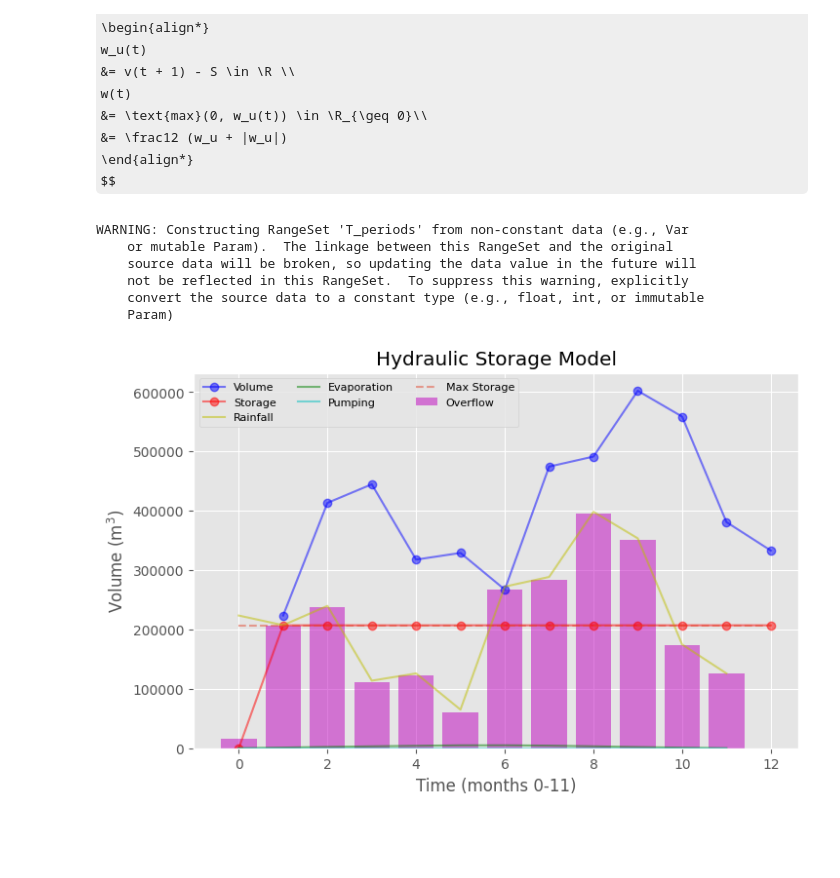
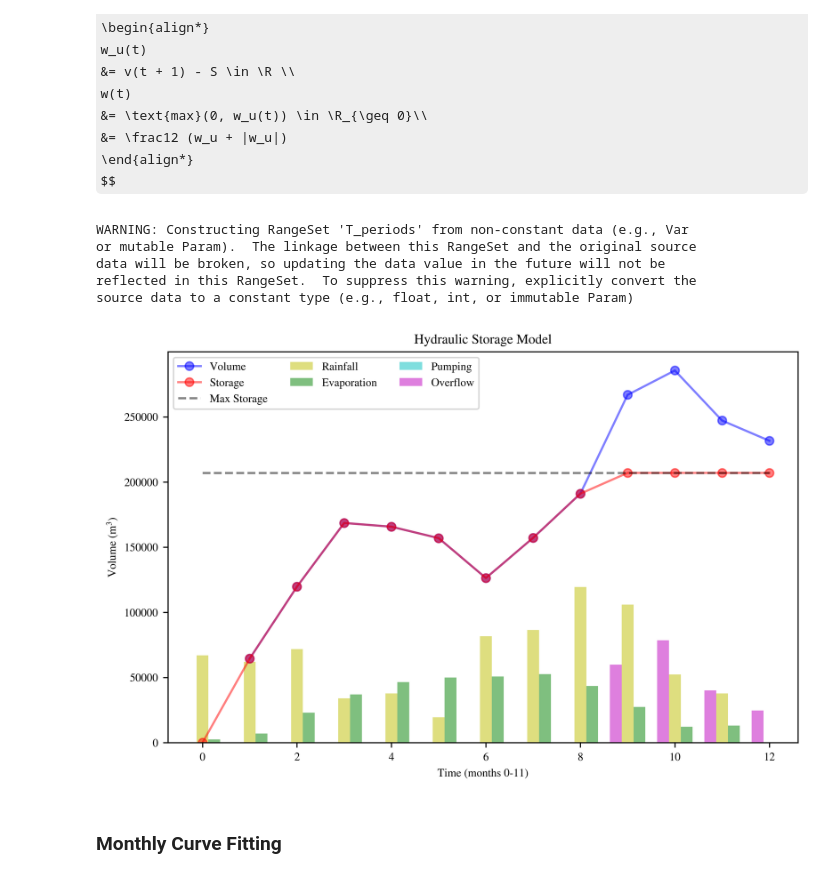
Before and after one commit to quinnouyang/Bodaway-Gap-Research, a Jupyter notebook: Water Optimization/dynamics_model/hydraulic_storage.ipynb, the cells around one changed output. Saved outputs shown, nothing was run; the diff lists cells and outputs as text; code cells hidden in the pictures; some formulas as TeX source; blank space fills up the shorter version.

Commit message:
Interpolate data to be daily; reorganize

```diff
--- a/Water Optimization/dynamics_model/hydraulic_storage.ipynb
+++ b/Water Optimization/dynamics_model/hydraulic_storage.ipynb
@@ -18,15 +18,13 @@ from pyomo.environ import (
 )
 from pyomo.core import NonNegativeIntegers, PositiveReals, NonNegativeReals, Reals  # type: ignore
 
-# from utils import get_mean
-
+import utils
 import numpy as np
-import matplotlib
 import matplotlib.pyplot as plt
-# import pandas as pd
+import pandas as pd
 import scienceplots as _
 
-plt.style.use("ggplot")  # Comment out if not supported
+plt.style.use("ieee")  # Comment out if not supported
 
 solver = SolverFactory("ipopt")
 # %% [markdown]
@@ -93,7 +91,7 @@ model.S_max = Param(
 )  # Maximum storage capacity
 model.R = Param(
     model.T_periods,
-    default=lambda model, t: model.A_c * model.P[t],
+    default=lambda model, t: model.A_c * 0.3 * model.P[t],
     within=NonNegativeReals,
 )  # Calculate rainfall [6]
 
@@ -224,24 +239,8 @@ def plot_model(instance: AbstractModel, debug=False) -> None:
     plt.legend(prop={"size": 8}, ncol=3)
     plt.show()
 # %%
-# Obtain average monthly precipitation (mm/hour)
-# pga_df = pd.read_csv(
-#     "Water Optimization/dynamics_model/PGA_1973_2005.csv",
-#     usecols=["valid", "p01i"],
-#     header=0,
-#     dtype={
-#         "valid": "string",  # Datetime. Consider "datetime64[ns, UTC]"
-#         "p01i": "Float32",  # Precipitation in last hr (mm)
-#     },
-# )
+N_PERIODS = 12
 
-# pga_df["valid"] = pd.to_datetime(pga_df["valid"], utc=True).dt.tz_localize(
-#     None
-# )  # Remove timezone information
-# pga_df = pga_df.convert_dtypes()
-# pga_df = pga_df.dropna()
-
-# PRECIP_RATE = get_mean(pga_df, "valid", ["p01i"], "M").groupby(["month"]).mean()["p01i"]
 PRECIP_RATE = 0.0254 * np.array(
     [0.55, 0.51, 0.59, 0.28, 0.31, 0.16, 0.67, 0.71, 0.98, 0.87, 0.43, 0.31]
 )  # in/month -> m/month (m)
@@ -250,7 +249,7 @@ PRECIP_RATE = 0.0254 * np.array(
 PAN_COEFF = 0.8
 PAN_EVAP_RATE = 0.0254 * np.array(
     [
-        0.00,
+        2.45,
         2.60,
         5.84,
         8.27,
@@ -261,7 +260,7 @@ PAN_EVAP_RATE = 0.0254 * np.array(
         8.42,
         5.13,
         2.29,
-        0.00,
+        2.45,
     ]
 )  # in/month -> m/month (m)
 
@@ -271,29 +270,29 @@ MAX_SURFACE_AREA = 21085  # (m^2)
 # %%
 # ALL AREAL AND VOLUMETRIC PARAMETERS ARE IN METERS (M), TEMPORAL UNIT IS MONTHS
 data = {
     None: {
-        "num_periods": {None: 12},
+        "num_periods": {None: N_PERIODS},
         "c1": {None: C1},
         "c2": {None: C2},
         "A_c": {None: CATCHMENT_AREA},
         "A_max": {None: MAX_SURFACE_AREA},
         "Q_max": {None: 0},
         "P": dict(enumerate(PRECIP_RATE)),
         "E_pan": dict(enumerate(PAN_EVAP_RATE)),
-        "E_coeff": {None: 0.7},
+        "E_coeff": {None: 10},
     }
 }
 
 instance = model.create_instance(data)
 results = solver.solve(instance)
 
-# instance.pprint()
 plot_model(instance)
 # %% [output]
 WARNING: Constructing RangeSet 'T_periods' from non-constant data (e.g., Var
-    or mutable Param).  The linkage between this RangeSet and the original
-    source data will be broken, so updating the data value in the future will
-    not be reflected in this RangeSet.  To suppress this warning, explicitly
-    convert the source data to a constant type (e.g., float, int, or immutable
-    Param)
+or mutable Param).  The linkage between this RangeSet and the original source
+data will be broken, so updating the data value in the future will not be
+reflected in this RangeSet.  To suppress this warning, explicitly convert the
+source data to a constant type (e.g., float, int, or immutable Param)
-[figure, old version]
+[figure, new version]
+# %% [markdown]
+### Monthly Curve Fitting
```
Also changed, not shown: parts of 8 cells of this notebook, 2 other files.
